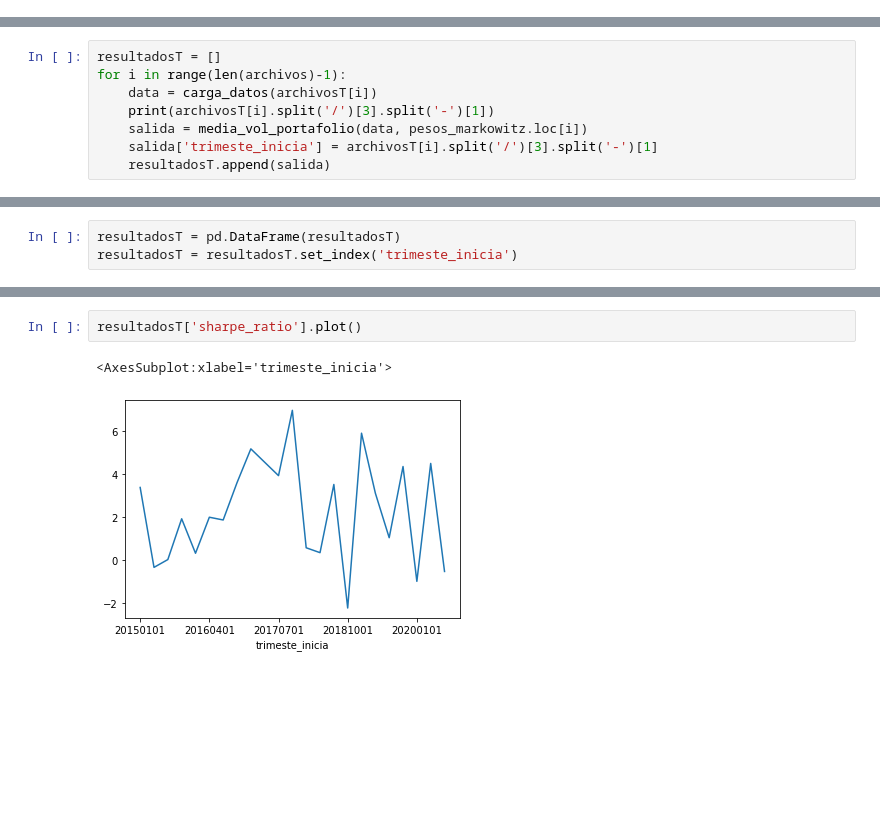
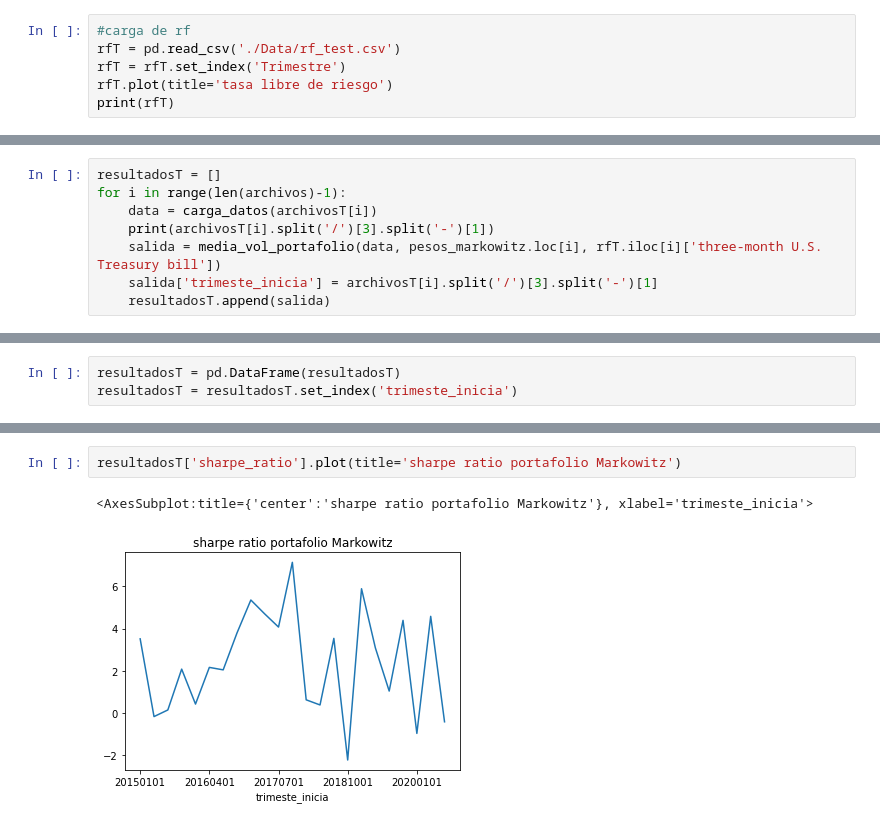
Before and after one commit to efvillar/Metaheuristic-Portfolio-Optimization, a Jupyter notebook: 1 Portafolios tipo markowitz.ipynb, the cells around one changed output, grey strips where cells are left out. Drawn from its saved outputs; the diff is of its cells as text; blank space fills up the shorter version.

```diff
--- a/1 Portafolios tipo markowitz.ipynb
+++ b/1 Portafolios tipo markowitz.ipynb
@@ -385,3 +385,9 @@ archivosT
  './Data/test/pereval-20200101-20200331.gzip',
  './Data/test/pereval-20200401-20200630.gzip',
  './Data/test/pereval-20200701-20200930.gzip']
+# %%
+#carga de rf
+rfT = pd.read_csv('./Data/rf_test.csv')
+rfT = rfT.set_index('Trimestre')
+rfT.plot(title='tasa libre de riesgo')
+print(rfT)
@@ -390,7 +415,7 @@ resultadosT = []
 for i in range(len(archivos)-1):
     data = carga_datos(archivosT[i])
     print(archivosT[i].split('/')[3].split('-')[1])
-    salida = media_vol_portafolio(data, pesos_markowitz.loc[i])
+    salida = media_vol_portafolio(data, pesos_markowitz.loc[i], rfT.iloc[i]['three-month U.S. Treasury bill'])
     salida['trimeste_inicia'] = archivosT[i].split('/')[3].split('-')[1]
     resultadosT.append(salida)
 # %% [output]
@@ -438,5 +463,5 @@ resultadosT
 # %%
-resultadosT['sharpe_ratio'].plot()
+resultadosT['sharpe_ratio'].plot(title='sharpe ratio portafolio Markowitz')
 # %% [output]
-<AxesSubplot:xlabel='trimeste_inicia'>
+<AxesSubplot:title={'center':'sharpe ratio portafolio Markowitz'}, xlabel='trimeste_inicia'>
-[figure, old version]
+[figure, new version]
```
Also changed, not shown: parts of 2 cells of this notebook, 1 other file.
